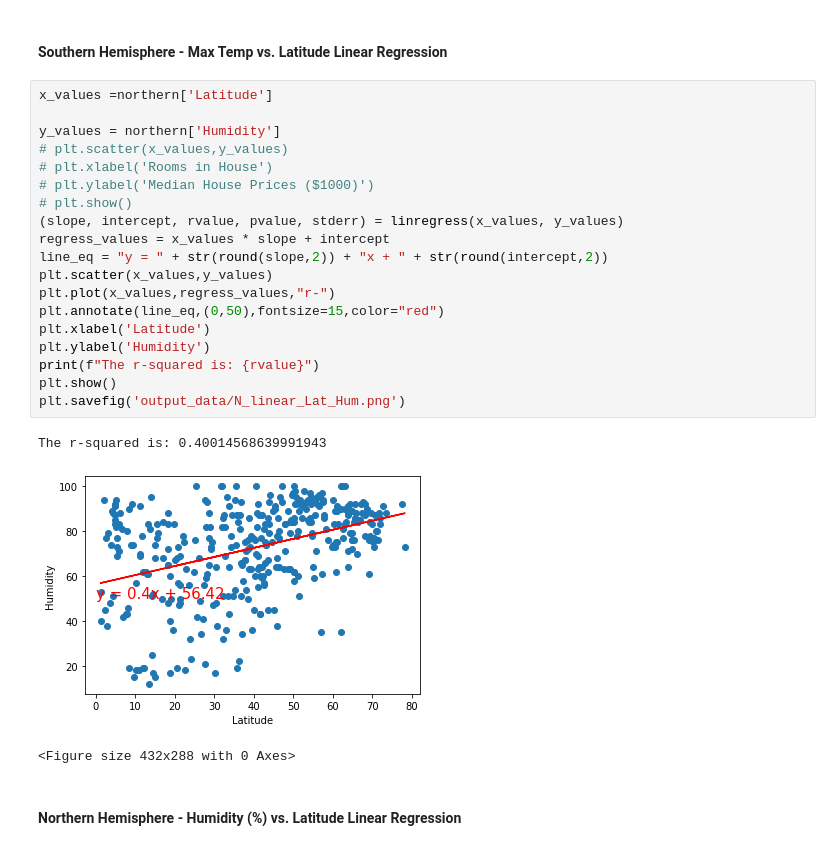
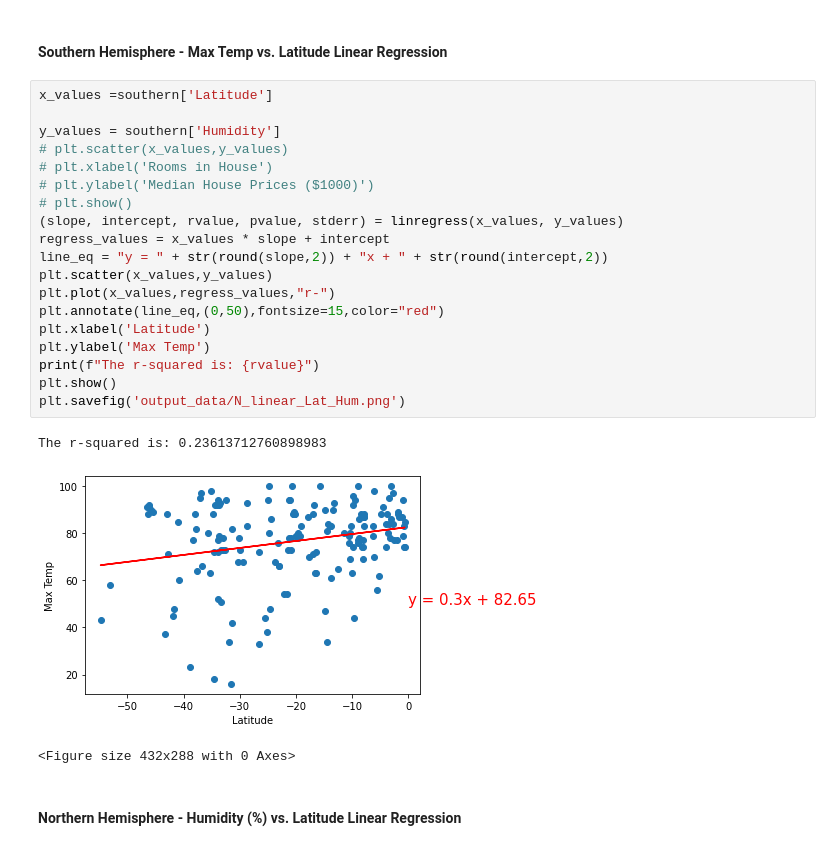
Before and after one commit to edo2021/PythonAPIChallenge, a Jupyter notebook: WeatherPy/WeatherPy.ipynb, the cells around one changed output. Drawn from its saved outputs; the diff is of its cells as text.

```diff
--- a/WeatherPy/WeatherPy.ipynb
+++ b/WeatherPy/WeatherPy.ipynb
@@ -301,27 +307,27 @@ The r-squared is: -0.8713976706860305
 # %% [markdown]
 ####  Southern Hemisphere - Max Temp vs. Latitude Linear Regression
 # %%
-x_values =northern['Latitude']
+x_values =southern['Latitude']
 
-y_values = northern['Humidity']
+y_values = southern['Humidity']
 # plt.scatter(x_values,y_values)
 # plt.xlabel('Rooms in House')
 # plt.ylabel('Median House Prices ($1000)')
 # plt.show()
 (slope, intercept, rvalue, pvalue, stderr) = linregress(x_values, y_values)
 regress_values = x_values * slope + intercept
 line_eq = "y = " + str(round(slope,2)) + "x + " + str(round(intercept,2))
 plt.scatter(x_values,y_values)
 plt.plot(x_values,regress_values,"r-")
 plt.annotate(line_eq,(0,50),fontsize=15,color="red")
 plt.xlabel('Latitude')
-plt.ylabel('Humidity')
+plt.ylabel('Max Temp')
 print(f"The r-squared is: {rvalue}")
 plt.show()
 plt.savefig('output_data/N_linear_Lat_Hum.png')
 # %% [output]
-The r-squared is: 0.40014568639991943
+The r-squared is: 0.23613712760898983
-[figure, old version]
+[figure, new version]
 <Figure size 432x288 with 0 Axes>
 # %% [markdown]
 ####  Northern Hemisphere - Humidity (%) vs. Latitude Linear Regression
```
Also changed, not shown: parts of 6 cells of this notebook, 5 other files.
